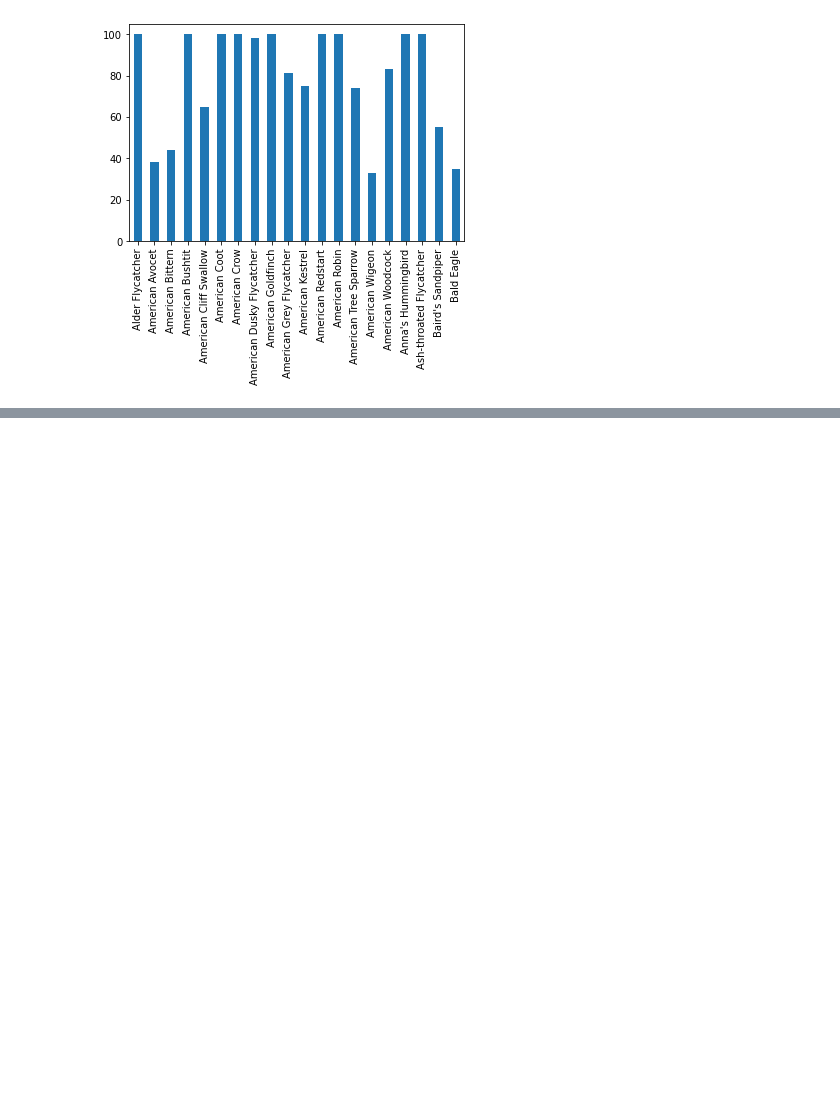
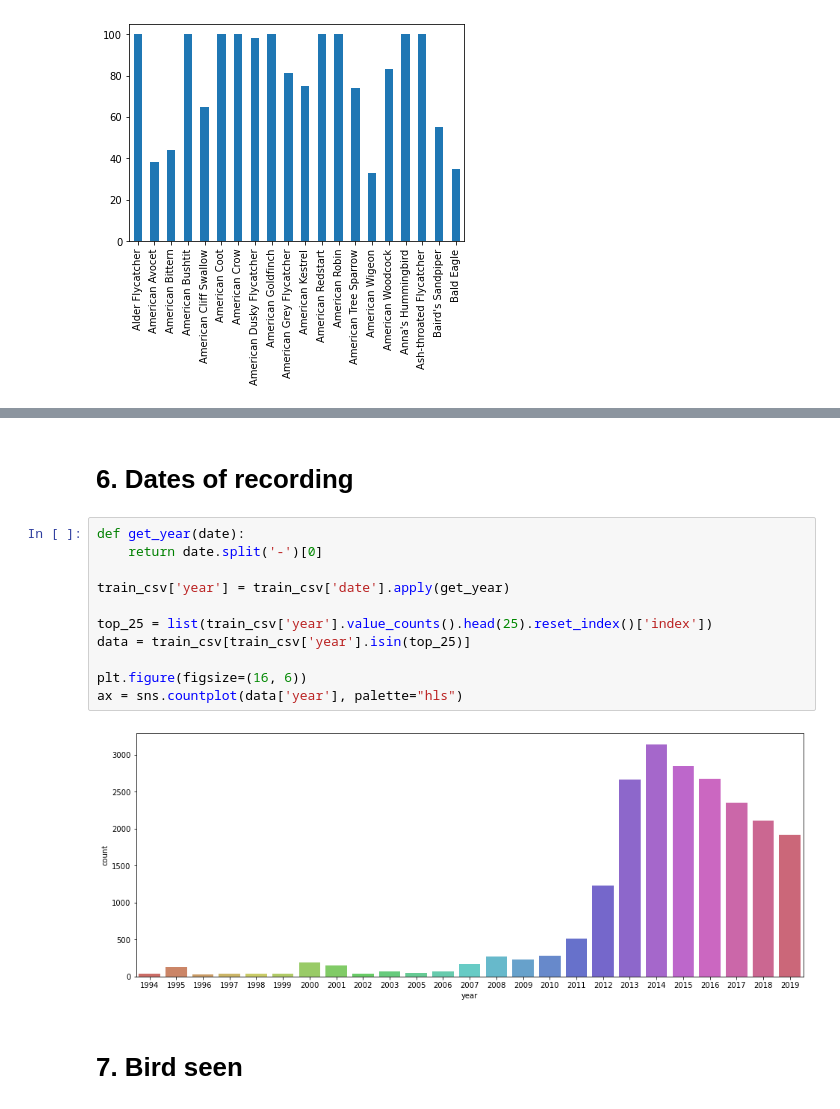
Before and after one commit to lanle793/Cornell-Birdcall-Identification, a Jupyter notebook: EDA.ipynb, the cells around one changed output, grey strips where cells are left out. Saved outputs shown, nothing was run; the diff lists cells and outputs as text; blank space fills up the shorter version.

```diff
--- a/EDA.ipynb
+++ b/EDA.ipynb
@@ -47,0 +100,17 @@ train_csv['species'].value_counts().sort_index(ascending=True).head(20).plot.bar
+# %% [markdown]
+# 6. Dates of recording
+# %%
+def get_year(date):
+    return date.split('-')[0]
+
+train_csv['year'] = train_csv['date'].apply(get_year)
+
+top_25 = list(train_csv['year'].value_counts().head(25).reset_index()['index'])
+data = train_csv[train_csv['year'].isin(top_25)]
+
+plt.figure(figsize=(16, 6))
+ax = sns.countplot(data['year'], palette="hls")
+# %% [output]
+[figure, added]
+# %% [markdown]
+# 7. Bird seen
```
Also changed, not shown: parts of 22 cells of this notebook.
